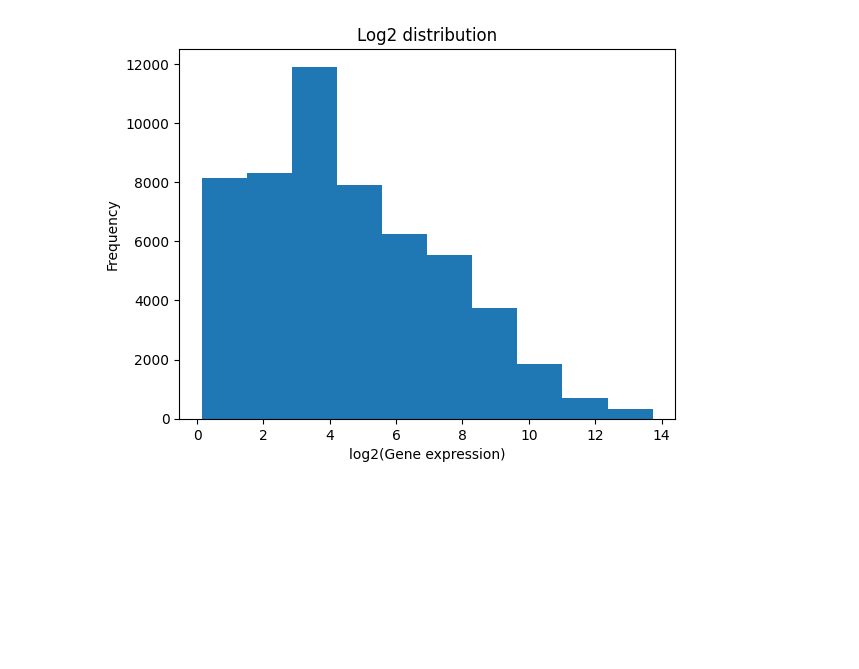
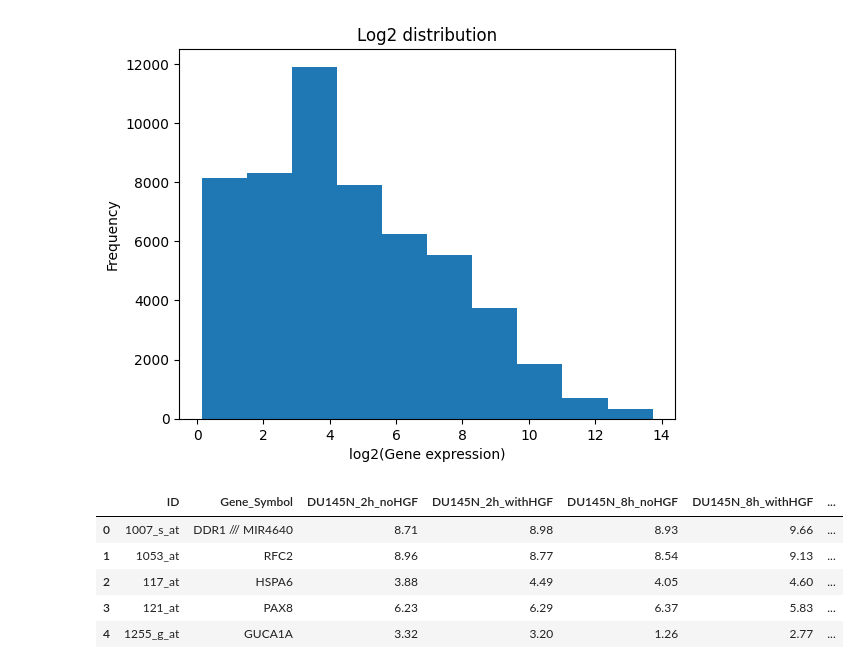
Before and after one commit to pauljo13/Biopython_study, a Jupyter notebook: Python/nday10.ipynb, the cells around one changed output. Drawn from its saved outputs; the diff is of its cells as text; code cells hidden in the pictures; blank space fills up the shorter version.

```diff
--- a/Python/nday10.ipynb
+++ b/Python/nday10.ipynb
@@ -63,0 +82,13 @@ headerL = [value.strip('"').replace(' ', '_') for value in headerL]
+# %%
+import pandas as pd
+import numpy as np
+
+df = pd.read_csv(f'{myDir2}/BIC0711_practice1/GSE16659_series_matrix_lg2_annot.txt', sep='\t')
+df.head()
+# %% [output]
+|  | ID | Gene_Symbol | DU145N_2h_noHGF | DU145N_2h_withHGF | DU145N_8h_noHGF | DU145N_8h_withHGF | ... |
+| 0 | 1007_s_at | DDR1 /// MIR4640 | 8.71 | 8.98 | 8.93 | 9.66 | ... |
+| 1 | 1053_at | RFC2 | 8.96 | 8.77 | 8.54 | 9.13 | ... |
+| 2 | 117_at | HSPA6 | 3.88 | 4.49 | 4.05 | 4.60 | ... |
+| 3 | 121_at | PAX8 | 6.23 | 6.29 | 6.37 | 5.83 | ... |
+| 4 | 1255_g_at | GUCA1A | 3.32 | 3.20 | 1.26 | 2.77 | ... |
```
Also changed, not shown: parts of 4 cells of this notebook, 2 other files.
